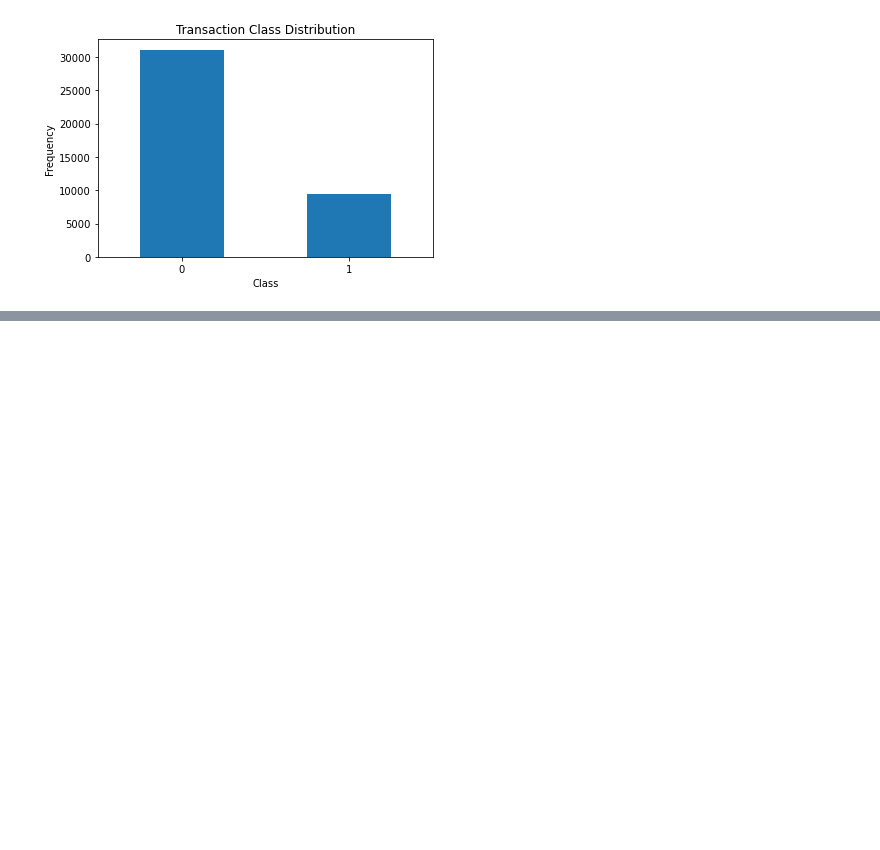
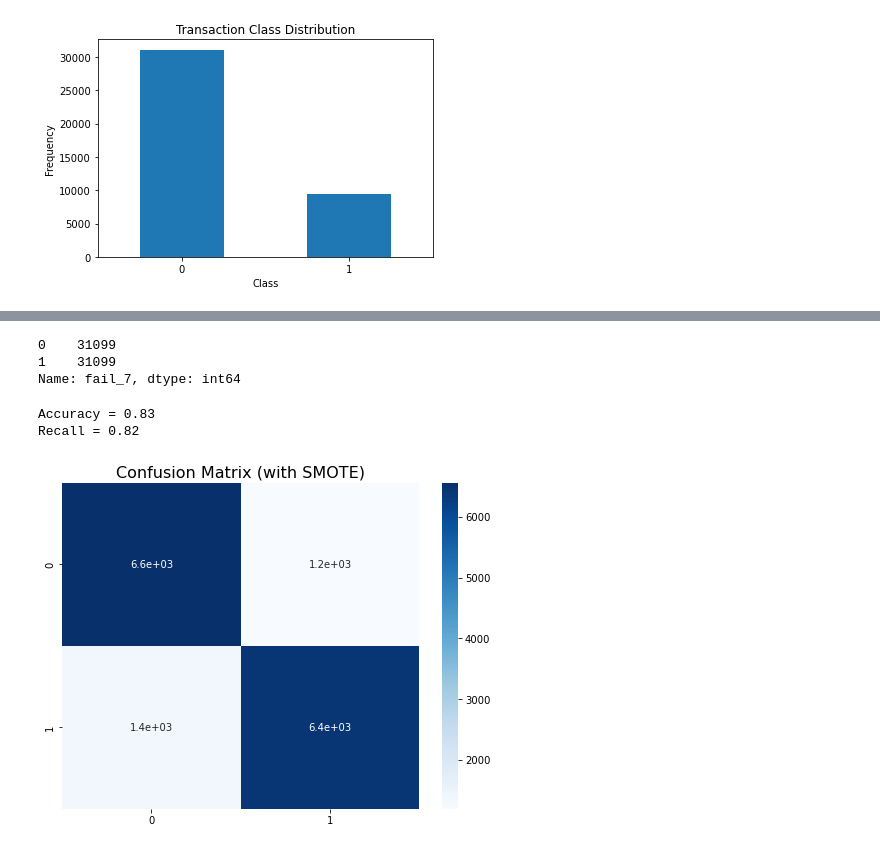
Before and after one commit to BalakumaranRKB/Baruch-Pitney-Bowes-Data-Challenge, a Jupyter notebook: EDA.ipynb, the cells around one changed output, grey strips where cells are left out. Cells and saved outputs as stored; diff of their text form; code cells hidden in the pictures; blank space fills up the shorter version.

```diff
--- a/EDA.ipynb
+++ b/EDA.ipynb
@@ -429,0 +415,2 @@ df_test_under.to_csv('cleaned_dataset_version3.csv')
+# %%
+df_scaled = pd.DataFrame()
@@ -429,0 +442,2 @@ df_test_under.to_csv('cleaned_dataset_version3.csv')
+# %%
+df_scaled['deviceid'] = df_train['deviceid']
@@ -429,0 +482,12 @@ df_test_under.to_csv('cleaned_dataset_version3.csv')
+# %%
+from sklearn.model_selection import train_test_split
+
+X = df_scaled.drop(['deviceid','fail_7'], axis=1)
+y = df_scaled['fail_7']
+
+X_train, X_test, y_train, y_test = train_test_split(
+    X, y, test_size=0.25, random_state=42
+)
+
+print(f'''% Positive class in Train = {np.round(y_train.value_counts(normalize=True)[1] * 100, 2)}
+% Positive class in Test  = {np.round(y_test.value_counts(normalize=True)[1] * 100, 2)}''')
@@ -429,0 +497,12 @@ df_test_under.to_csv('cleaned_dataset_version3.csv')
+# %%
+from imblearn.over_sampling import SMOTE
+
+sm = SMOTE(random_state=42)
+
+X_sm, y_sm = sm.fit_resample(X, y)
+
+print(f'''Shape of X before SMOTE: {X.shape}
+Shape of X after SMOTE: {X_sm.shape}''')
+
+print('\nBalance of positive and negative classes (%):')
+y_sm.value_counts(normalize=True) * 100
@@ -429,0 +570,24 @@ df_test_under.to_csv('cleaned_dataset_version3.csv')
+# %%
+y_sm.value_counts()
+# %% [output]
+0    31099
+1    31099
+Name: fail_7, dtype: int64
+# %%
+X_train, X_test, y_train, y_test = train_test_split(
+    X_sm, y_sm, test_size=0.25, random_state=42
+)
+
+model = RandomForestClassifier(random_state=42)
+model.fit(X_train, y_train)
+preds = model.predict(X_test)
+
+print(f'Accuracy = {accuracy_score(y_test, preds):.2f}\nRecall = {recall_score(y_test, preds):.2f}\n')
+cm = confusion_matrix(y_test, preds)
+plt.figure(figsize=(8, 6))
+plt.title('Confusion Matrix (with SMOTE)', size=16)
+sns.heatmap(cm, annot=True, cmap='Blues');
+# %% [output]
+Accuracy = 0.83
+Recall = 0.82
+[figure, added]
```
Also changed, not shown: parts of 57 cells of this notebook.
